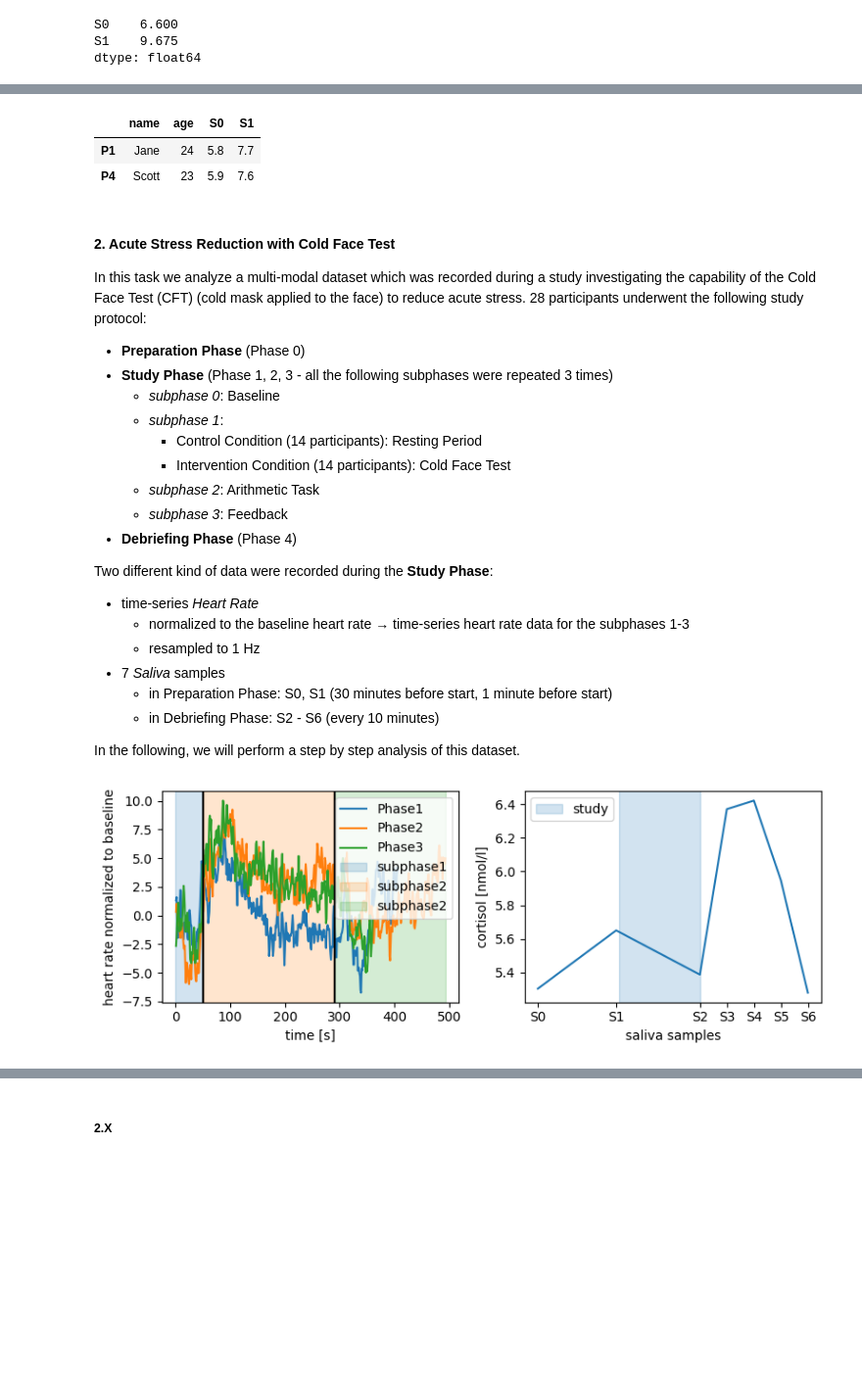
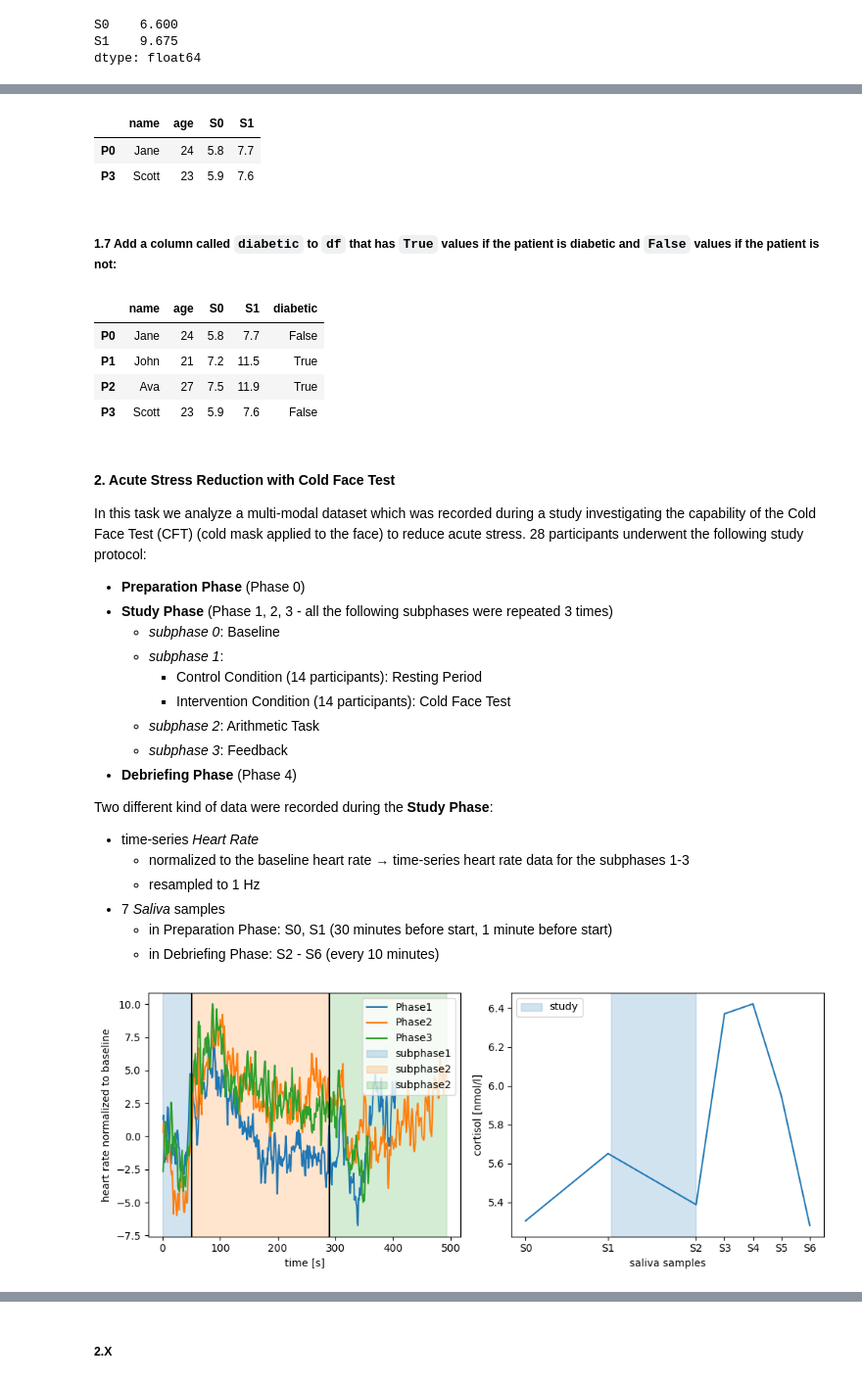
Before and after one commit to digikolleg-data-science-psychology/ads_exercise, a Jupyter notebook: course_directory/ads_exercise/source/07_pandas/07_pandas.ipynb, the cells around one changed output, grey strips where cells are left out. Shown at 98% size. Saved outputs shown, nothing was run; the diff lists cells and outputs as text; code cells hidden in the pictures; blank space fills up the shorter version.

```diff
--- a/course_directory/ads_exercise/source/07_pandas/07_pandas.ipynb
+++ b/course_directory/ads_exercise/source/07_pandas/07_pandas.ipynb
@@ -151,11 +175,11 @@ assert list(df_diabetes.index) == ["P2", "P3"]
 # %%
 ### BEGIN SOLUTION
-df_non_diabetic = df.drop(df_diabetes.index, axis=0)
+df_non_diabetic = df.drop(df_diabetic.index, axis=0)
 df_non_diabetic
 ### END SOLUTION
 # %% [output]
 |  | name | age | S0 | S1 |
-| P1 | Jane | 24 | 5.8 | 7.7 |
-| P4 | Scott | 23 | 5.9 | 7.6 |
+| P0 | Jane | 24 | 5.8 | 7.7 |
+| P3 | Scott | 23 | 5.9 | 7.6 |
 # %%
 assert df_non_diabetic.shape == (2, 4)
@@ -162,0 +187,13 @@ assert list(df_non_diabetic.index) == ["P1", "P4"]
+# %% [markdown]
+##### 1.7 Add a column called ``diabetic`` to ``df`` that has ``True`` values if the patient is diabetic and ``False`` values if the patient is not:
+# %%
+### BEGIN SOLUTION
+df["diabetic"] = (df["S0"] >= 7) & (df["S1"] >= 11.0)
+df
+### END SOLUTION
+# %% [output]
+|  | name | age | S0 | S1 | diabetic |
+| P0 | Jane | 24 | 5.8 | 7.7 | False |
+| P1 | John | 21 | 7.2 | 11.5 | True |
+| P2 | Ava | 27 | 7.5 | 11.9 | True |
+| P3 | Scott | 23 | 5.9 | 7.6 | False |
@@ -180,37 +221,35 @@ Two different kind of data were recorded during the **Study Phase**:
 * 7 *Saliva* samples
     * in Preparation Phase: S0, S1 (30 minutes before start, 1 minute before start)
     * in Debriefing Phase: S2 - S6 (every 10 minutes)
-
-In the following, we will perform a step by step analysis of this dataset.
 # %%
 # run cell to load the data
 data_hr = bp.example_data.get_hr_ensemble_sample()
 data_saliva = bp.example_data.get_saliva_example()
 data_condition = data_saliva.reset_index()[["condition", "subject"]].drop_duplicates().reset_index(drop=True).set_index("subject")
 # %%
-# run cell to visualize data
-fig, axs = plt.subplots(ncols=2, figsize=(8, 3))
+# run cell to visualize the data
+fig, axs = plt.subplots(ncols=2, figsize=(10, 4))
 data_hr["Phase1"].mean(axis=1).plot(ax=axs[0], label="Phase1")
 data_hr["Phase2"].mean(axis=1).plot(ax=axs[0], label="Phase2")
 data_hr["Phase3"].mean(axis=1).plot(ax=axs[0], label="Phase3")
 axs[0].axvline(50, color='k')
 axs[0].axvline(290, color='k')
 axs[0].axvspan(0, 49, alpha=0.2, color='tab:blue', label="subphase1")
 axs[0].axvspan(50, 289, alpha=0.2, color='tab:orange', label="subphase2")
 axs[0].axvspan(290, 493, alpha=0.2, color='tab:green', label="subphase2")
 axs[0].set_xlabel("time [s]")
 axs[0].set_ylabel("heart rate normalized to baseline")
 axs[0].legend()
 
 sample_times = np.array([-30, -1, 30, 40, 50, 60, 70])
 axs[1].plot(sample_times, data_saliva.unstack().mean(axis=0).to_numpy())
 axs[1].set_xticks(sample_times)
 axs[1].set_xticklabels(["S0", "S1", "S2", "S3", "S4", "S5", "S6"])
 axs[1].set_xlabel("saliva samples")
 axs[1].set_ylabel("cortisol [nmol/l]")
 axs[1].axvspan(0, 30, alpha=0.2, color='tab:blue', label="study")
 axs[1].legend()
 fig.tight_layout()
 # %% [output]
-[figure, old version]
+[figure, new version]
 # %% [markdown]
```
Also changed, not shown: parts of 34 cells of this notebook.
